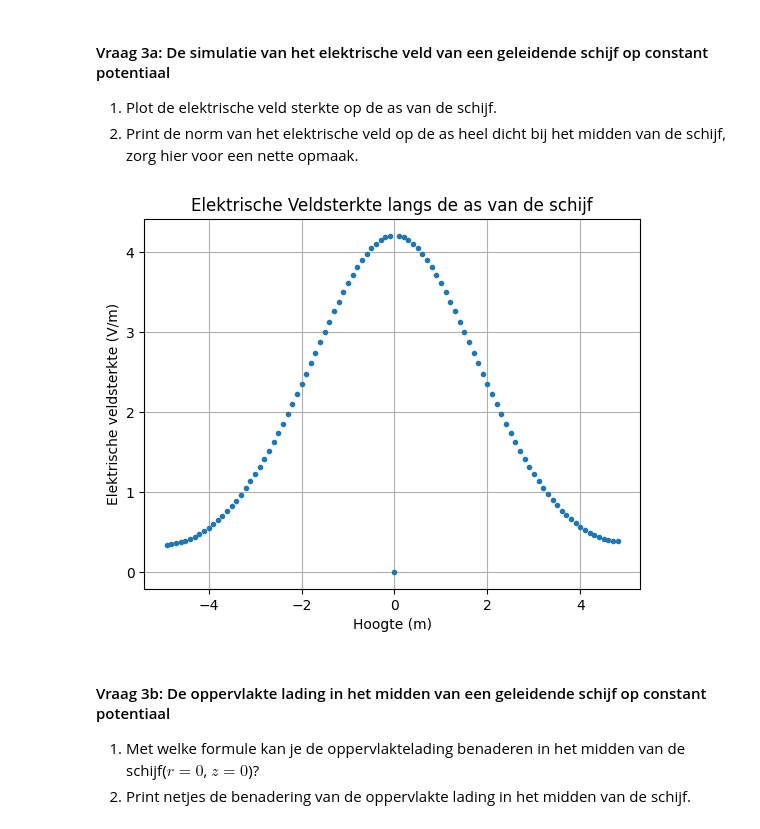
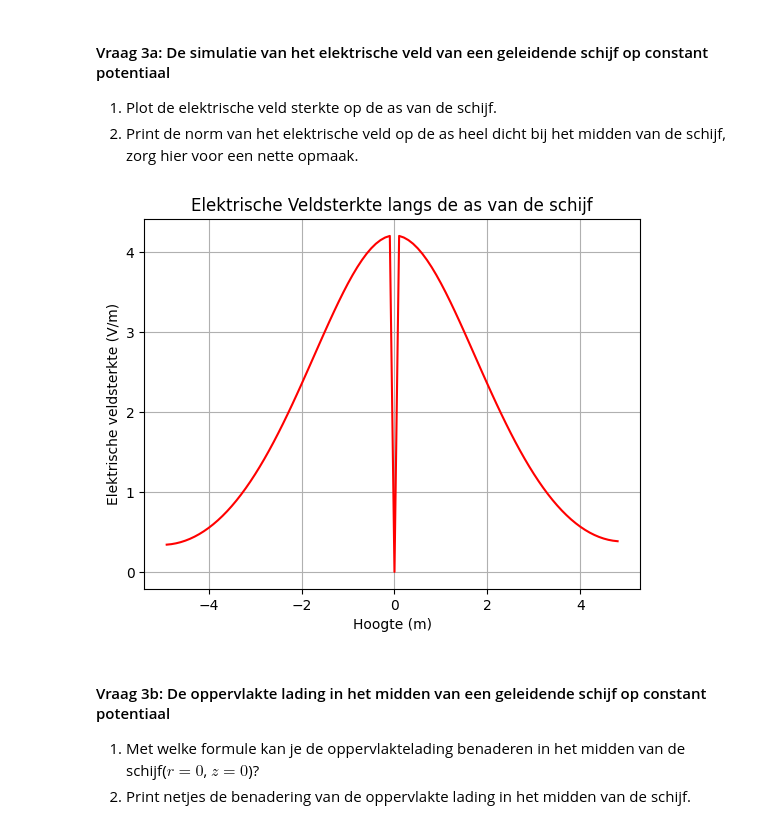
Before and after one commit to Timomloo/opdrachten-DEF-D, a Jupyter notebook: DigitaleOntwerpopdrachten/1CondensatorOpdracht/CondensatorOntwerpopdracht.ipynb, the cells around one changed output. Cells and saved outputs as stored; diff of their text form; code cells hidden in the pictures.

```diff
--- a/DigitaleOntwerpopdrachten/1CondensatorOpdracht/CondensatorOntwerpopdracht.ipynb
+++ b/DigitaleOntwerpopdrachten/1CondensatorOpdracht/CondensatorOntwerpopdracht.ipynb
@@ -377,15 +377,15 @@ plot_results_disk(Ez, Er, normE, V, r, z, grid_step, disk_radius, z_pos_disk1, z
 # %%
 E_veld_as = normE[:, 0]
 
 plt.figure()
-plt.plot(z_for_E,E_veld_as,'.')
+plt.plot(z_for_E,E_veld_as,'r-')
 plt.ylabel('Elektrische veldsterkte (V/m)')
 plt.xlabel('Hoogte (m)')
 plt.title('Elektrische Veldsterkte langs de as van de schijf')
 plt.grid()
 plt.show()
 # %% [output]
-[figure, old version]
+[figure, new version]
 # %% [markdown]
 #### Vraag 3b: De oppervlakte lading in het midden van een geleidende schijf op constant potentiaal
 
```
Also changed, not shown: parts of 3 cells of this notebook.
